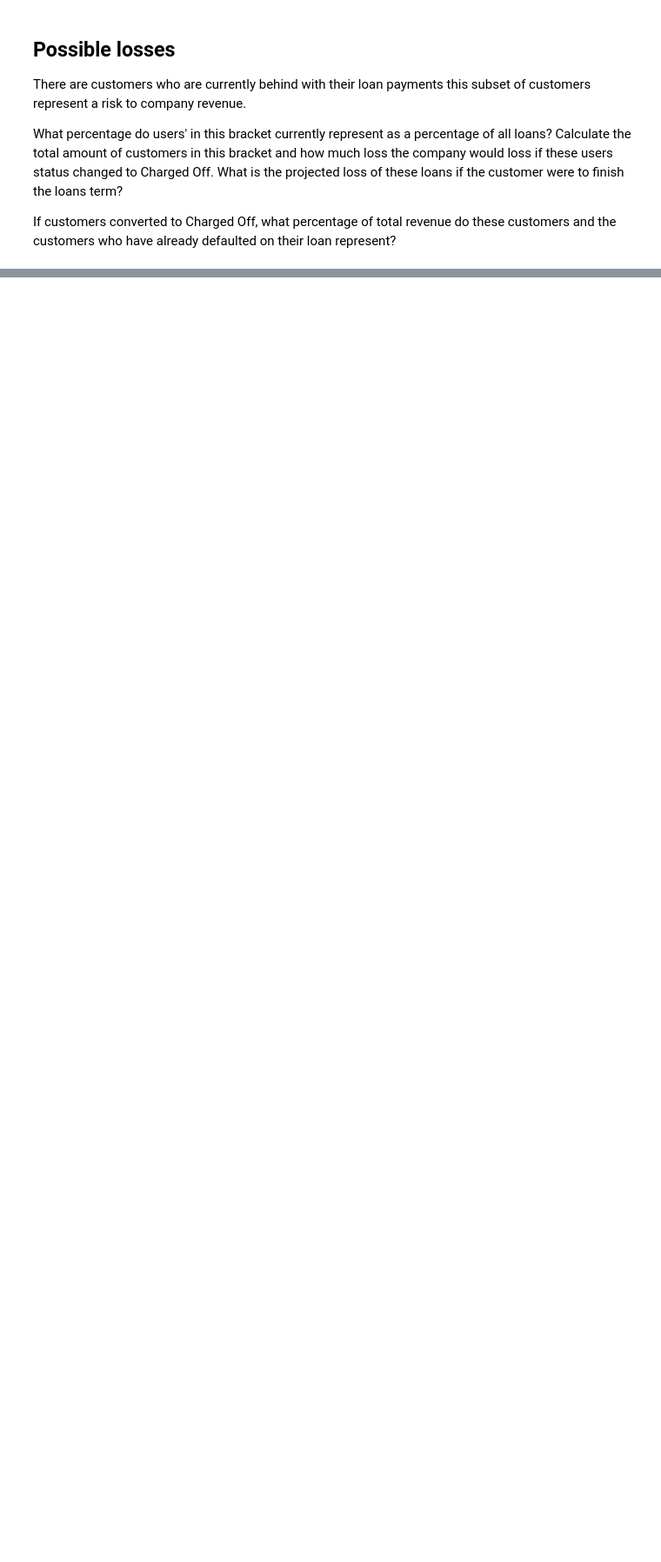
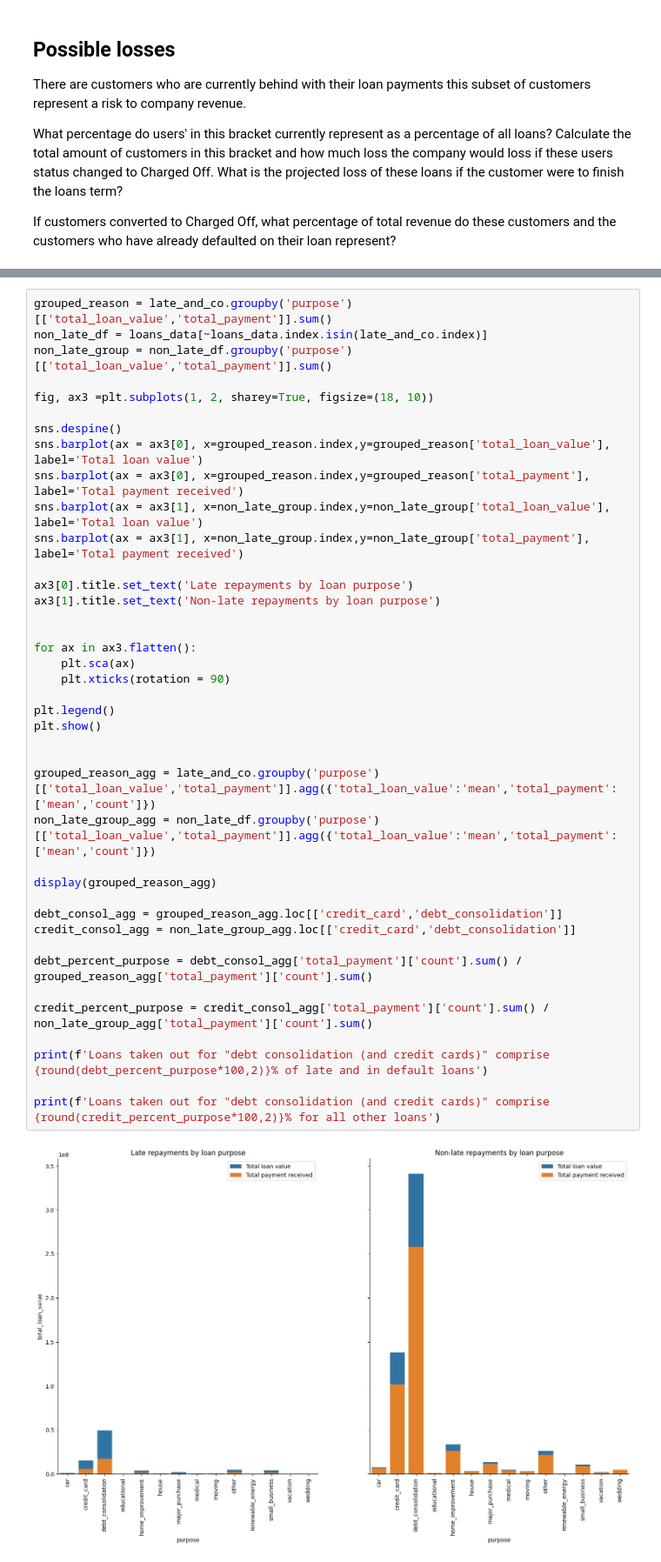
Before and after one commit to plyycajk/exploratory-data-analysis---customer-loans-in-finance, a Jupyter notebook: analysis.ipynb, the cells around one changed output, grey strips where cells are left out. Shown at 87% size. Cells and saved outputs as stored; diff of their text form; blank space fills up the shorter version.

```diff
--- a/analysis.ipynb
+++ b/analysis.ipynb
@@ -181,0 +197,42 @@ plt.show()
+# %%
+grouped_reason = late_and_co.groupby('purpose')[['total_loan_value','total_payment']].sum()
+non_late_df = loans_data[~loans_data.index.isin(late_and_co.index)]
+non_late_group = non_late_df.groupby('purpose')[['total_loan_value','total_payment']].sum()
+
+fig, ax3 =plt.subplots(1, 2, sharey=True, figsize=(18, 10))
+
+sns.despine()
+sns.barplot(ax = ax3[0], x=grouped_reason.index,y=grouped_reason['total_loan_value'], label='Total loan value')
+sns.barplot(ax = ax3[0], x=grouped_reason.index,y=grouped_reason['total_payment'], label='Total payment received')
+sns.barplot(ax = ax3[1], x=non_late_group.index,y=non_late_group['total_loan_value'], label='Total loan value')
+sns.barplot(ax = ax3[1], x=non_late_group.index,y=non_late_group['total_payment'], label='Total payment received')
+
+ax3[0].title.set_text('Late repayments by loan purpose')
+ax3[1].title.set_text('Non-late repayments by loan purpose')
+
+
+for ax in ax3.flatten():
+    plt.sca(ax)
+    plt.xticks(rotation = 90)
+
+plt.legend()
+plt.show()
+
+
+grouped_reason_agg = late_and_co.groupby('purpose')[['total_loan_value','total_payment']].agg({'total_loan_value':'mean','total_payment':['mean','count']})
+non_late_group_agg = non_late_df.groupby('purpose')[['total_loan_value','total_payment']].agg({'total_loan_value':'mean','total_payment':['mean','count']})
+
+display(grouped_reason_agg)
+
+debt_consol_agg = grouped_reason_agg.loc[['credit_card','debt_consolidation']]
+credit_consol_agg = non_late_group_agg.loc[['credit_card','debt_consolidation']]
+
+debt_percent_purpose = debt_consol_agg['total_payment']['count'].sum() / grouped_reason_agg['total_payment']['count'].sum()
+
+credit_percent_purpose = credit_consol_agg['total_payment']['count'].sum() / non_late_group_agg['total_payment']['count'].sum()
+
+print(f'Loans taken out for "debt consolidation (and credit cards)" comprise {round(debt_percent_purpose*100,2)}% of late and in default loans')
+
+print(f'Loans taken out for "debt consolidation (and credit cards)" comprise {round(credit_percent_purpose*100,2)}% for all other loans')
+# %% [output]
+[figure, added]
```
Also changed, not shown: parts of 10 cells of this notebook, 3 other files.
